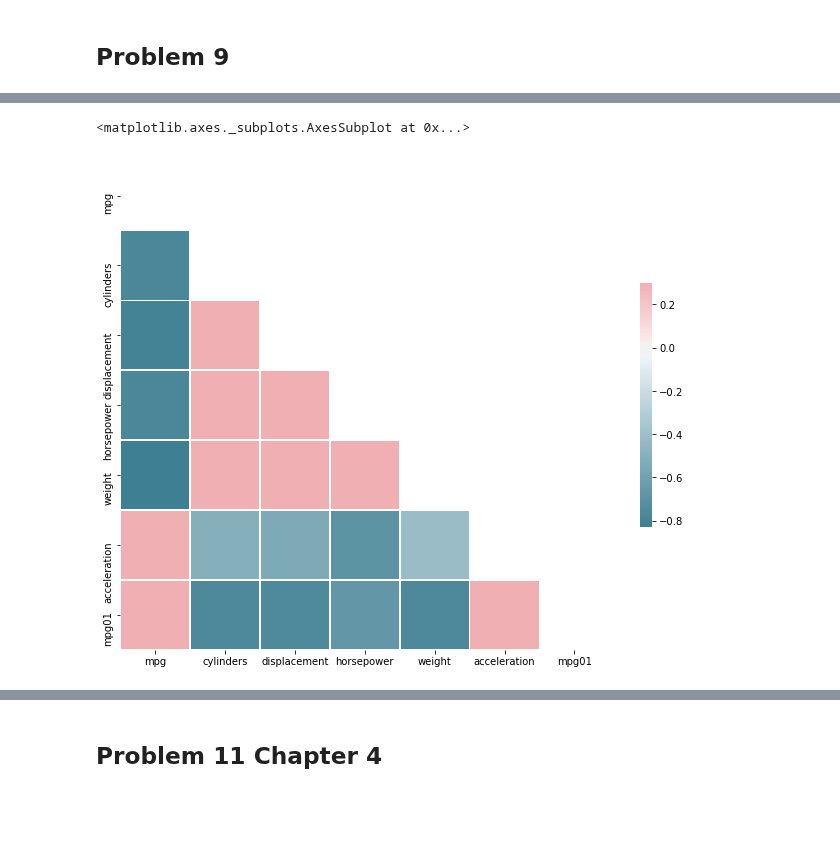
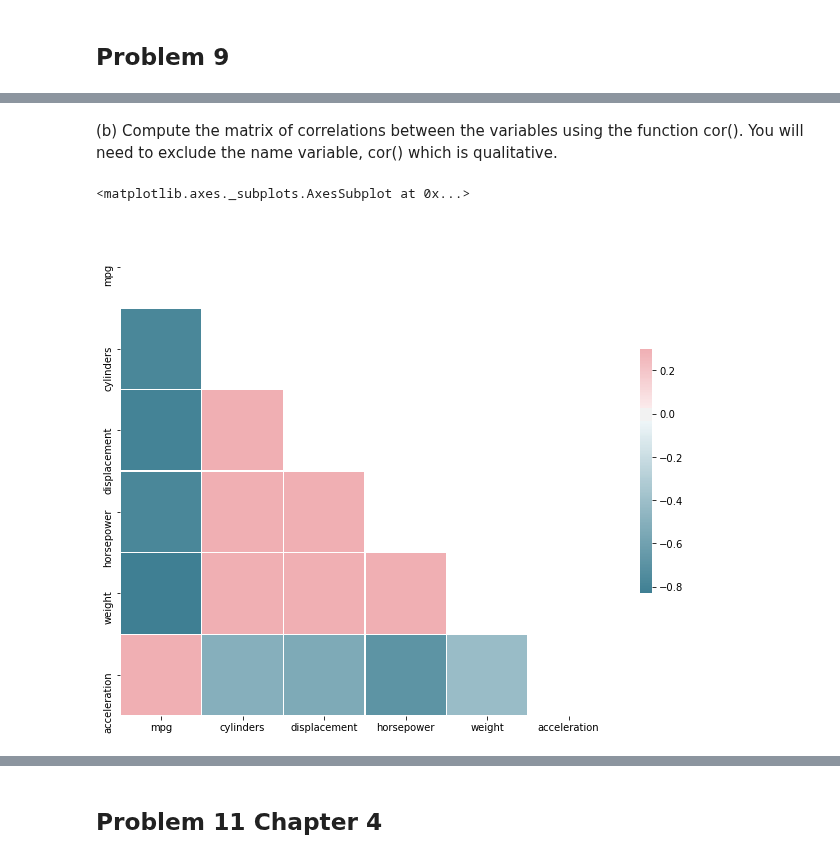
Before and after one commit to kuzn137/Statistical_problems, a Jupyter notebook: Ch3&4&6&7Py.ipynb, the cells around one changed output, grey strips where cells are left out. Cells and saved outputs as stored; diff of their text form; code cells hidden in the pictures; blank space fills up the shorter version.

```diff
--- a/Ch3&4&6&7Py.ipynb
+++ b/Ch3&4&6&7Py.ipynb
@@ -125,18 +134,23 @@ strong multicollinearity or other numerical problems.
+# %% [markdown]
+(b) Compute the matrix of correlations between the variables using
+the function cor(). You will need to exclude the name variable, cor() which is qualitative.
 # %%
-col=df.select_dtypes(['float', 'int', 'int64']).columns
+#col=df.select_dtypes(['float', 'int', 'int64']).columns
+col=[i for i in df.columns if i not in ['year', 'origin', 'mpg01']]
+#dfn=df[col]
 corr = df[col].corr()
 # Generate a mask for the upper triangle
 mask = np.zeros_like(corr, dtype=np.bool)
 mask[np.triu_indices_from(mask)] = True
 # Set up the matplotlib figure
 f, ax = plt.subplots(figsize=(11, 9))
-df=df.dropna()
+#df=df.dropna()
 # Generate a custom diverging colormap
 cmap = sns.diverging_palette(220, 10, as_cmap=True)
 
 # Draw the heatmap with the mask and correct aspect ratio
 sns.heatmap(corr, mask=mask, cmap=cmap, vmax=.3, center=0,
             square=True, linewidths=.5, cbar_kws={"shrink": .5})
 # %% [output]
 <matplotlib.axes._subplots.AxesSubplot at 0x...>
-[figure, old version]
+[figure, new version]
```
Also changed, not shown: parts of 30 cells of this notebook.
